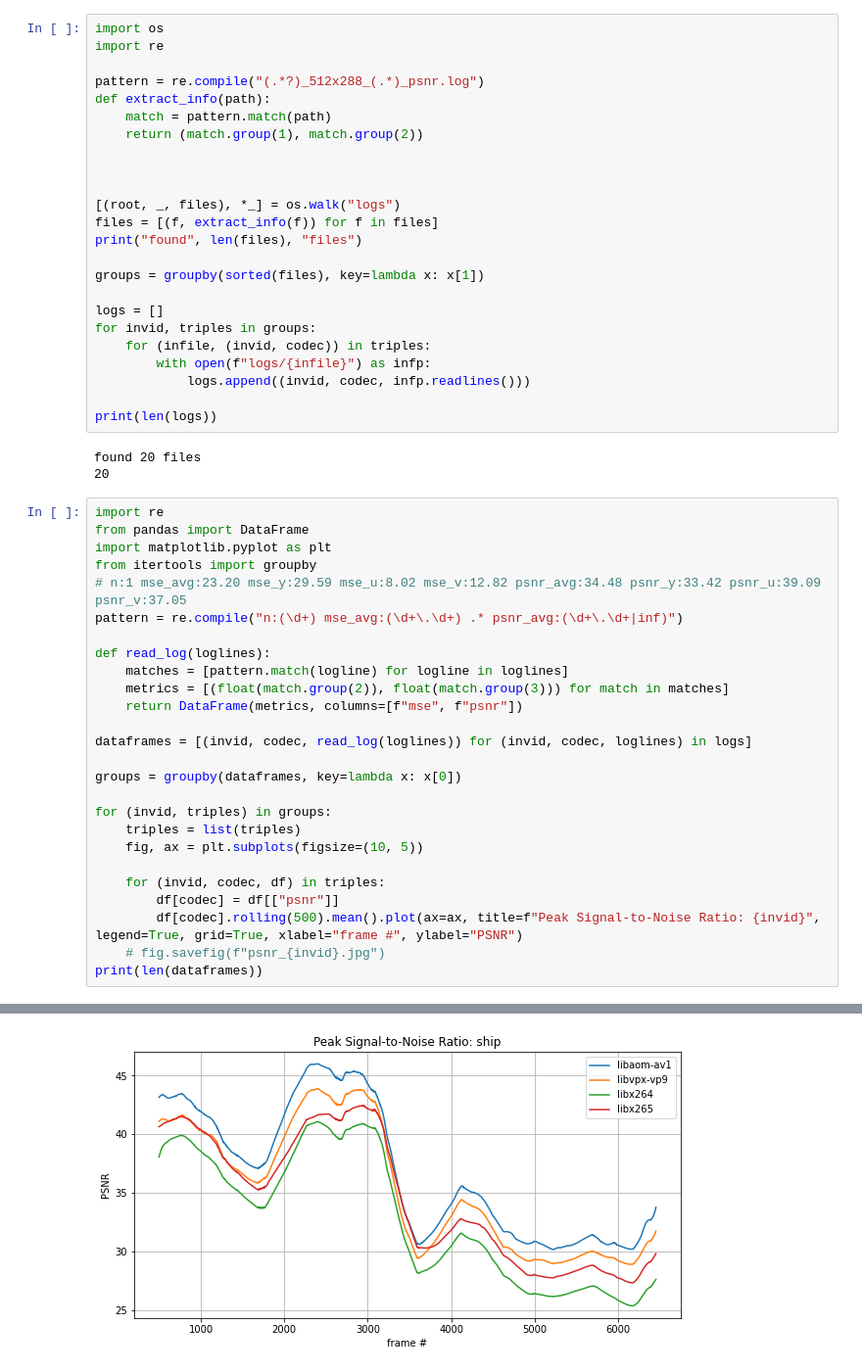
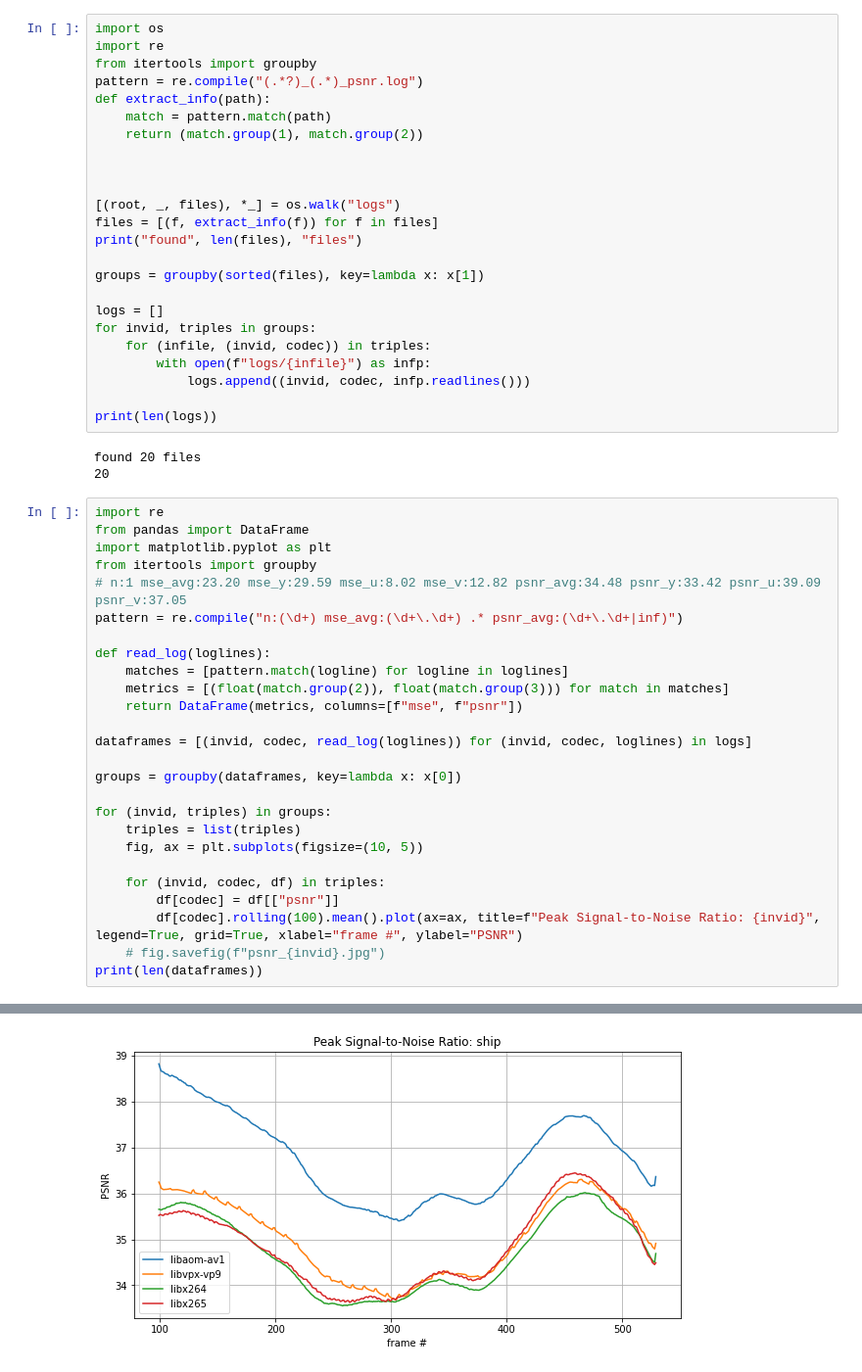
Before and after one commit to jnnks/codec-eval, a Jupyter notebook: statistics.ipynb, the cells around one changed output, grey strips where cells are left out. Shown at 98% size. Drawn from its saved outputs; the diff is of its cells as text.

```diff
--- a/statistics.ipynb
+++ b/statistics.ipynb
@@ -1,8 +1,8 @@
 # %%
 import os
 import re
-
-pattern = re.compile("(.*?)_512x288_(.*)_psnr.log")
+from itertools import groupby
+pattern = re.compile("(.*?)_(.*)_psnr.log")
 def extract_info(path):
     match = pattern.match(path)
     return (match.group(1), match.group(2))
@@ -48,7 +48,7 @@ for (invid, triples) in groups:
 
     for (invid, codec, df) in triples:
         df[codec] = df[["psnr"]]
-        df[codec].rolling(500).mean().plot(ax=ax, title=f"Peak Signal-to-Noise Ratio: {invid}", legend=True, grid=True, xlabel="frame #", ylabel="PSNR")
+        df[codec].rolling(100).mean().plot(ax=ax, title=f"Peak Signal-to-Noise Ratio: {invid}", legend=True, grid=True, xlabel="frame #", ylabel="PSNR")
     # fig.savefig(f"psnr_{invid}.jpg")
 print(len(dataframes))
 # %% [output]
@@ -59 +59 @@ print(len(dataframes))
-[figure, old version]
+[figure, new version]
```
Also changed, not shown: parts of 1 cell of this notebook, 31 other files.
